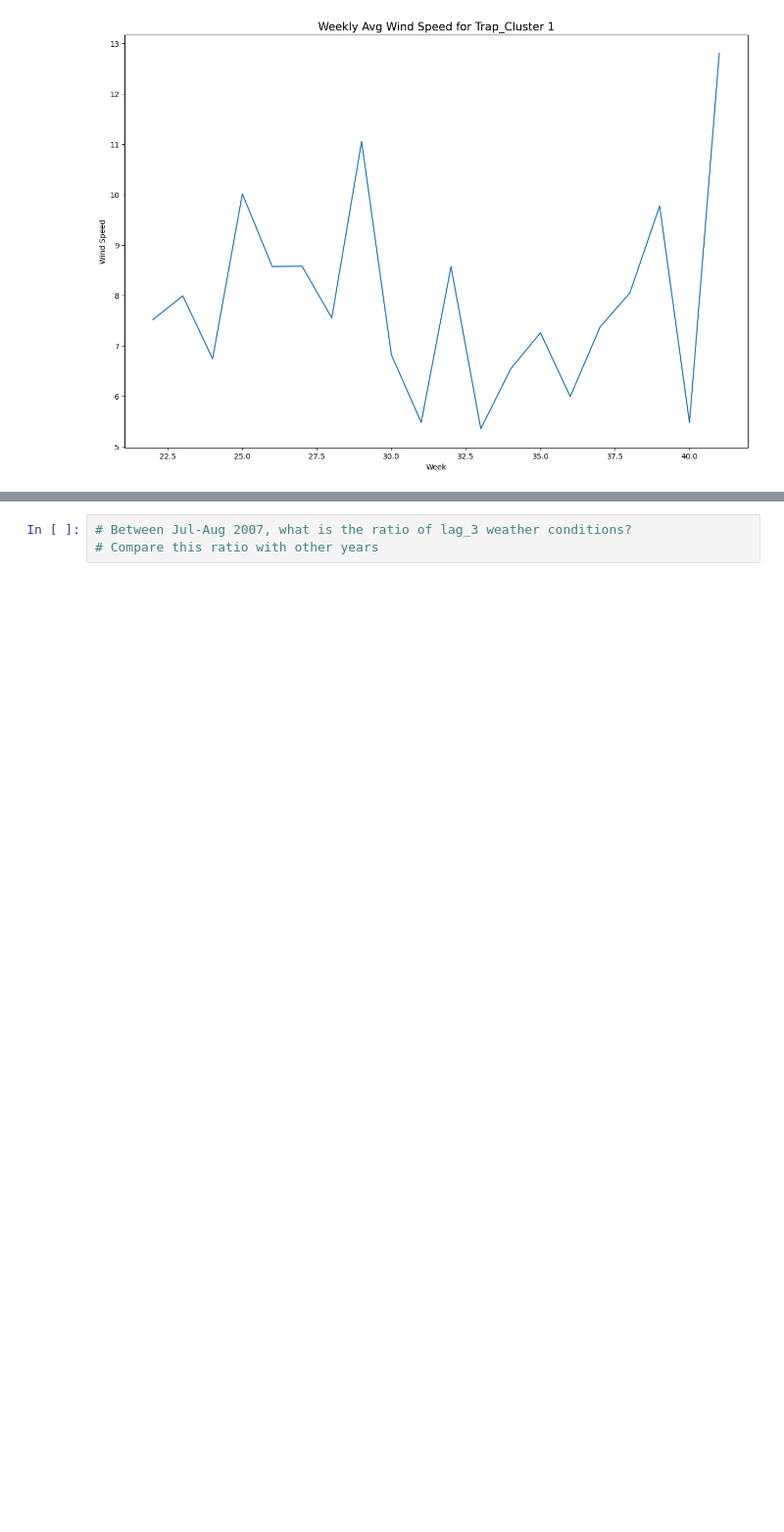
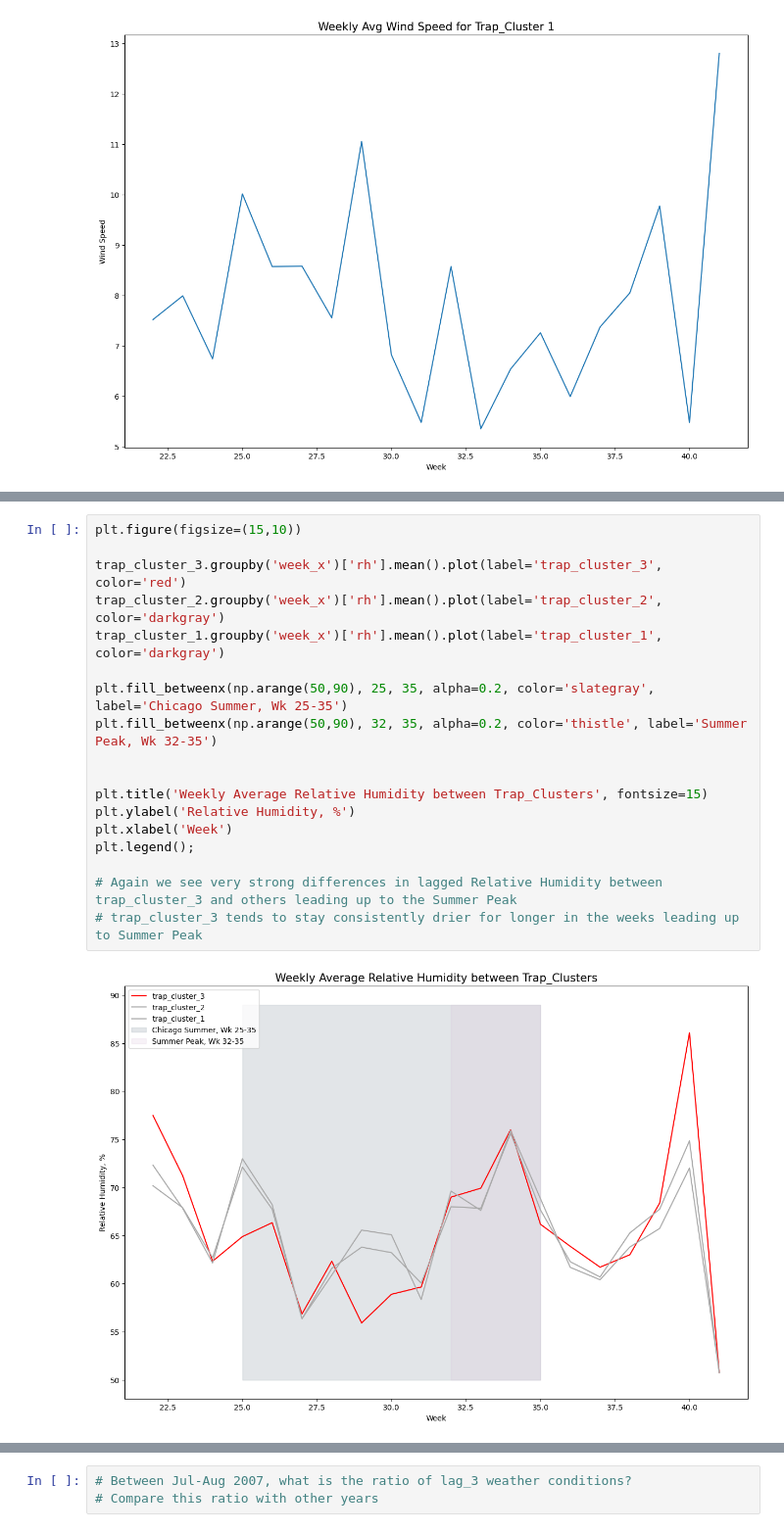
Before and after one commit to tanjunjie30/GA-project-submissions, a Jupyter notebook: Project 4/4_More EDA on Train_plus_Weather.ipynb, the cells around one changed output, grey strips where cells are left out. Shown at 98% size. Cells and saved outputs as stored; diff of their text form; blank space fills up the shorter version.

```diff
--- a/Project 4/4_More EDA on Train_plus_Weather.ipynb
+++ b/Project 4/4_More EDA on Train_plus_Weather.ipynb
@@ -348,0 +375,20 @@ plt.xlabel('Week');
+# %%
+plt.figure(figsize=(15,10))
+
+trap_cluster_3.groupby('week_x')['rh'].mean().plot(label='trap_cluster_3', color='red')
+trap_cluster_2.groupby('week_x')['rh'].mean().plot(label='trap_cluster_2', color='darkgray')
+trap_cluster_1.groupby('week_x')['rh'].mean().plot(label='trap_cluster_1', color='darkgray')
+
+plt.fill_betweenx(np.arange(50,90), 25, 35, alpha=0.2, color='slategray', label='Chicago Summer, Wk 25-35')
+plt.fill_betweenx(np.arange(50,90), 32, 35, alpha=0.2, color='thistle', label='Summer Peak, Wk 32-35')
+
+
+plt.title('Weekly Average Relative Humidity between Trap_Clusters', fontsize=15)
+plt.ylabel('Relative Humidity, %')
+plt.xlabel('Week')
+plt.legend();
+
+# Again we see very strong differences in lagged Relative Humidity between trap_cluster_3 and others leading up to the Summer Peak
+# trap_cluster_3 tends to stay consistently drier for longer in the weeks leading up to Summer Peak
+# %% [output]
+[figure, added]
```
Also changed, not shown: parts of 4 cells of this notebook, 4 other files.
